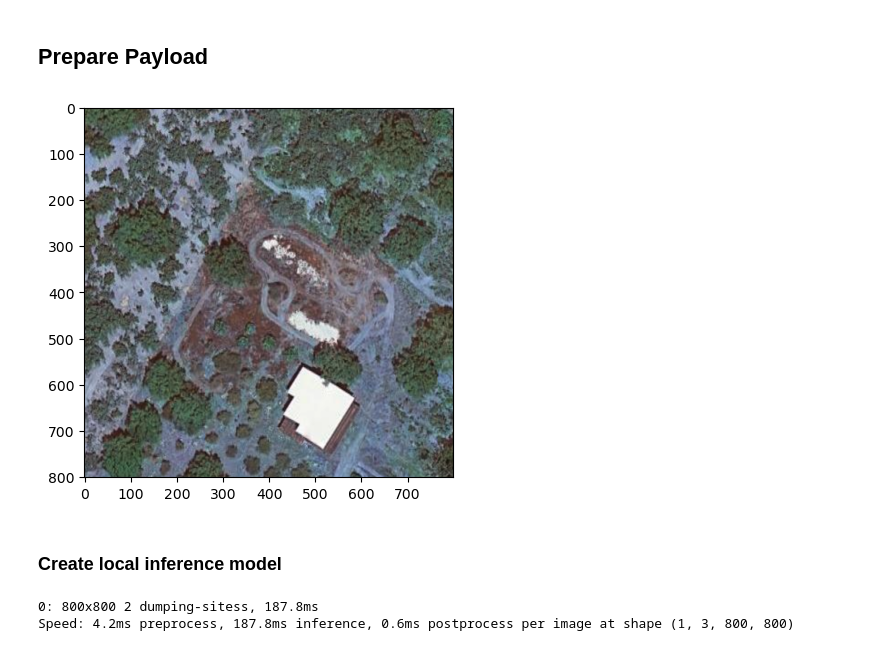
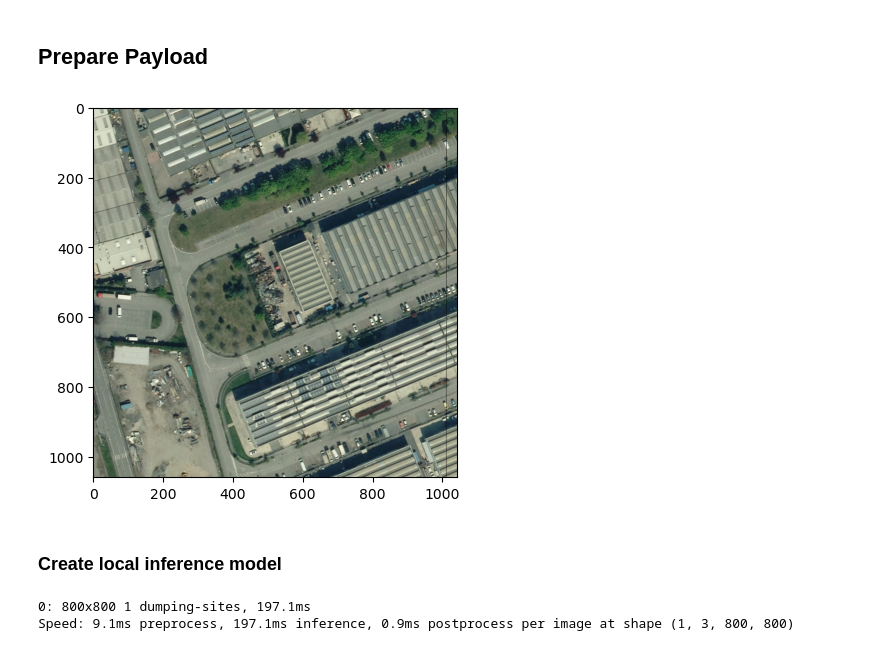
Before and after one commit to aka-somix/earth-overwatch, a Jupyter notebook: scripts/notebooks/landfill_local_inference.ipynb, the cells around one changed output. Cells and saved outputs as stored; diff of their text form; code cells hidden in the pictures.

```diff
--- a/scripts/notebooks/landfill_local_inference.ipynb
+++ b/scripts/notebooks/landfill_local_inference.ipynb
@@ -27,30 +27,30 @@ ENDPOINT_NAME = "scrnts-dev-landfill-yolo-endpoint"
 # %%
 import base64
 import cv2
 from matplotlib import pyplot as plt
 import numpy as np
 
 
-img_name = "inference-3.png"
+img_name = "inference-4.png"
 image_base64 = None
 
 # Open image as base64
 image_path = os.path.join(DATA_PATH, img_name)
 with open(image_path, "rb") as image_file:
     image_base64 = base64.b64encode(image_file.read()).decode("utf-8")
 
 # image_cv2 = cv2.imread(image_path)
 # image_cv2_rgb = cv2.cvtColor(image_cv2, cv2.COLOR_BGR2RGB)
 
 jpg_original = base64.b64decode(image_base64)
 jpg_as_np = np.frombuffer(jpg_original, dtype=np.uint8)
 image_cv2 = cv2.imdecode(jpg_as_np, flags=-1)
 image_cv2_rgb = cv2.cvtColor(image_cv2, cv2.COLOR_BGR2RGB)
 
-plt.imshow(image_cv2)
+plt.imshow(image_cv2_rgb)
 plt.show()
 # %% [output]
-[figure, old version]
+[figure, new version]
 # %% [markdown]
 ### Create local inference model
 # %%
@@ -61,10 +61,10 @@ from ultralytics import YOLO
 model = YOLO(model='.in/2025-02-10.pt', task='predict')
 # model = YOLO(model='.in/yolo11m.pt', task='predict')
 
-inference = model.predict(image_cv2_rgb, conf=0.15)
+inference = model.predict(image_cv2_rgb, conf=0.2)
 # %% [output]
-0: 800x800 2 dumping-sitess, 187.8ms
-Speed: 4.2ms preprocess, 187.8ms inference, 0.6ms postprocess per image at shape (1, 3, 800, 800)
+0: 800x800 1 dumping-sites, 197.1ms
+Speed: 9.1ms preprocess, 197.1ms inference, 0.9ms postprocess per image at shape (1, 3, 800, 800)
 # %%
 import json
 
```
Also changed, not shown: parts of 3 cells of this notebook, 12 other files.
